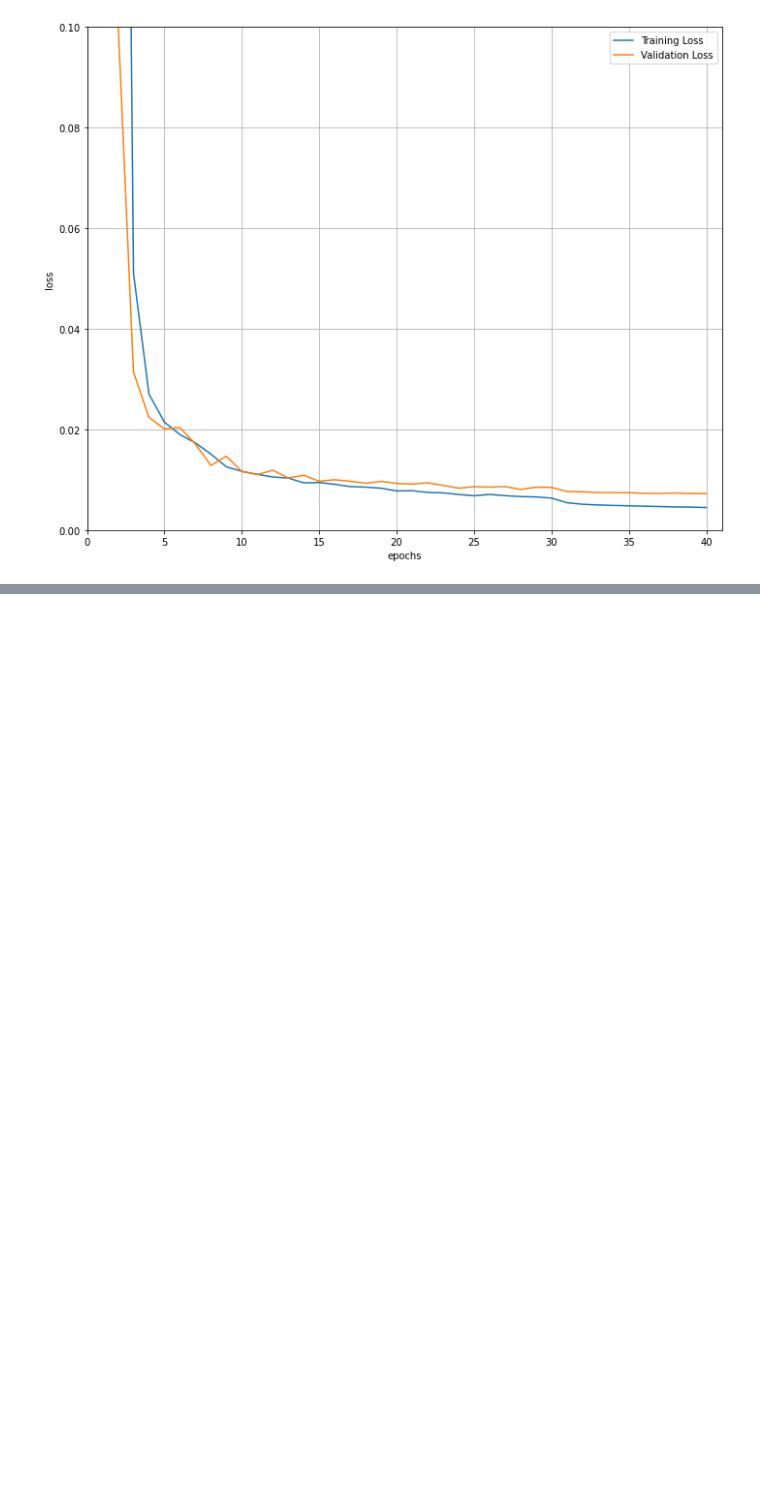
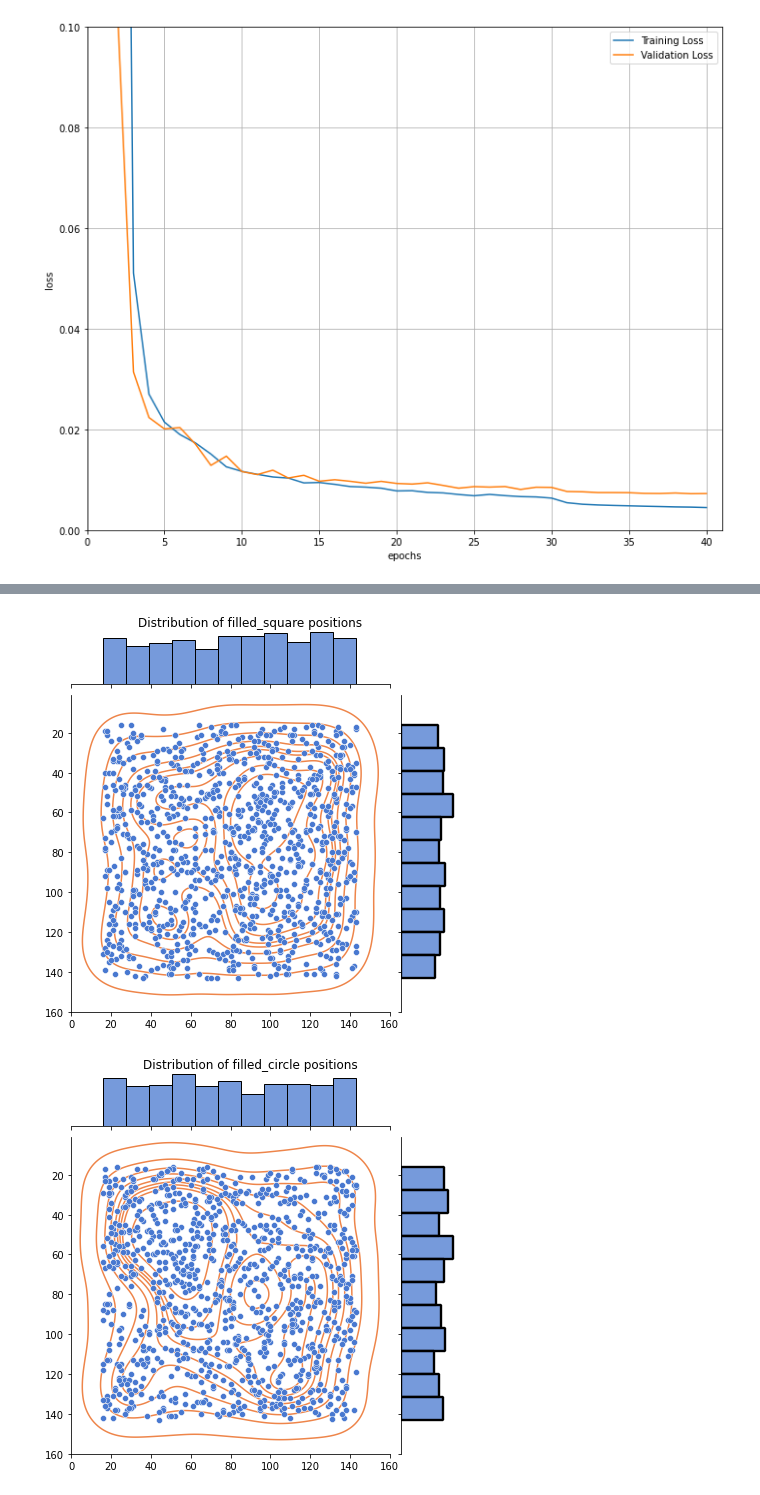
Before and after one commit to dmtryzarubin/BostonGene, a Jupyter notebook: Unet_1/Unet_.ipynb, the cells around one changed output, grey strips where cells are left out. Saved outputs shown, nothing was run; the diff lists cells and outputs as text; code cells hidden in the pictures; blank space fills up the shorter version.

```diff
--- a/Unet_1/Unet_.ipynb
+++ b/Unet_1/Unet_.ipynb
@@ -67,10 +69,3 @@ val_loader = DataLoader(
     shuffle=True,
     num_workers=num_workers
 )
-# %%
-from evaluate import reverse_transform
-
-inputs, masks = next(iter(train_loader))
-idx = np.random.randint(0, batch_size - 1, 1)
-plt.imshow(reverse_transform(inputs[idx][0]))
-plt.show()
@@ -171,0 +187,19 @@ ValueError: too many values to unpack (expected 2)
+# %%
+import seaborn as sns
+def plot_locations(locations,):
+    """
+    Displays "Location intensity" on the image grid of each item
+    """
+    palette = sns.color_palette('muted')
+    for idx, item in enumerate(locations):
+        coordinates = np.asarray(locations[item])
+        plot = sns.jointplot(coordinates[:,0], coordinates[:,1], ylim=160, xlim=[0, 160], color=palette[0])
+        plot.plot_joint(sns.kdeplot, color=palette[1], zorder=0, levels=10, linewidth=10)
+        plot.fig.suptitle(f'Distribution of {item} positions')
+        #plot.fig.tight_layout()
+        plot.fig.subplots_adjust(top=0.95)
+# %%
+plot_locations(locations)
+# %% [output]
+[figure, added]
+[figure, added]
```
Also changed, not shown: parts of 12 cells of this notebook, 4 other files.
